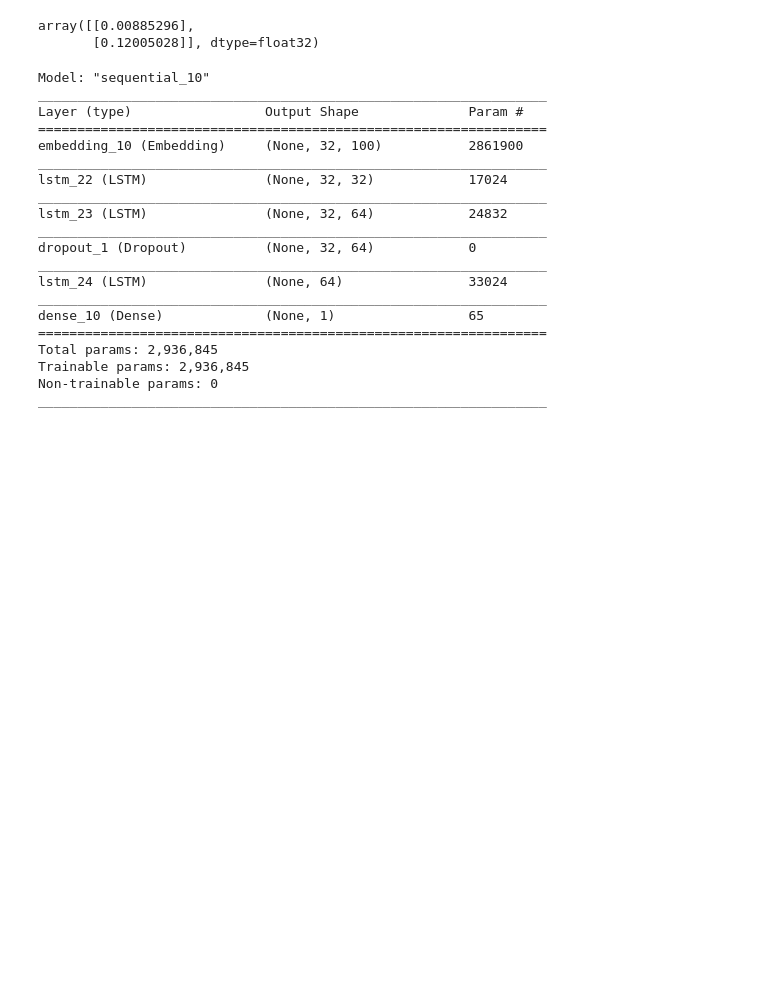
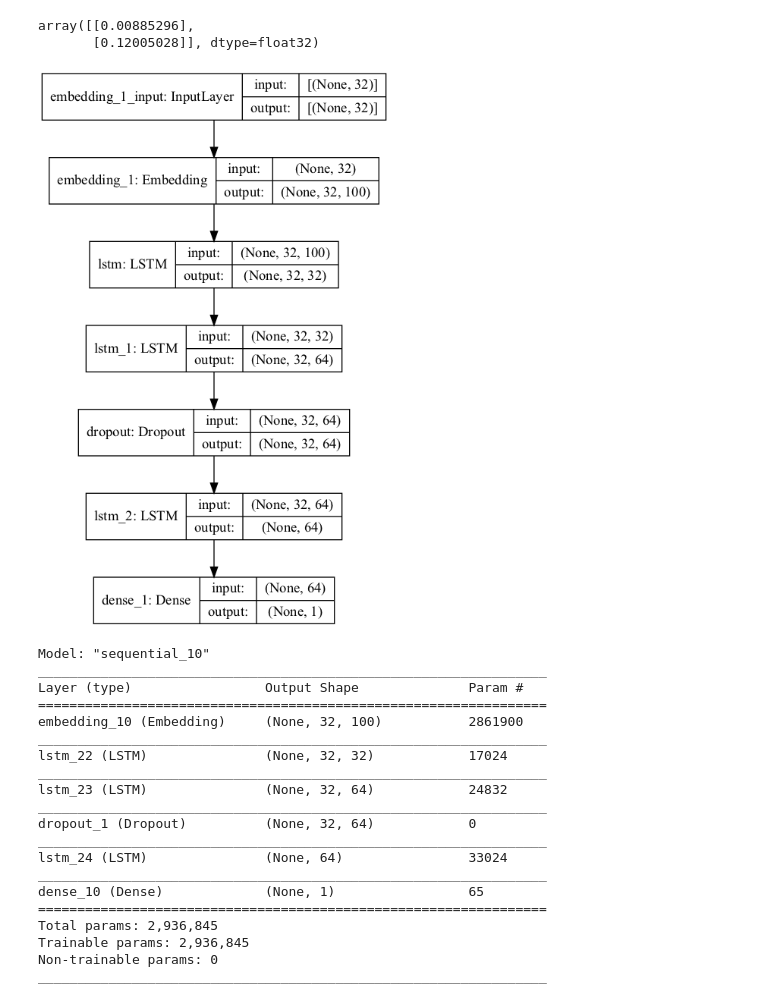
Before and after one commit to AngKS/Deep-Learning-CA1, a Jupyter notebook: Technical Paper/analysis.ipynb, the cells around one changed output. Cells and saved outputs as stored; diff of their text form; code cells hidden in the pictures; blank space fills up the shorter version.

```diff
--- a/Technical Paper/analysis.ipynb
+++ b/Technical Paper/analysis.ipynb
@@ -296,6 +352,12 @@ lstm_model = tf.keras.Sequential([
     tf.keras.layers.Dense(1, activation='sigmoid')
 ])
 lstm_model.compile(loss='binary_crossentropy', optimizer='adam', metrics=['accuracy'])
+# %%
+from keras.utils.vis_utils import plot_model
+plot_model(lstm_model, to_file='model_plot.png',
+           show_shapes=True, show_layer_names=True)
+# %% [output]
+[figure, added]
 # %%
 lstm_model.summary()
 # %% [output]
```
Also changed, not shown: parts of 11 cells of this notebook, 9 other files.
